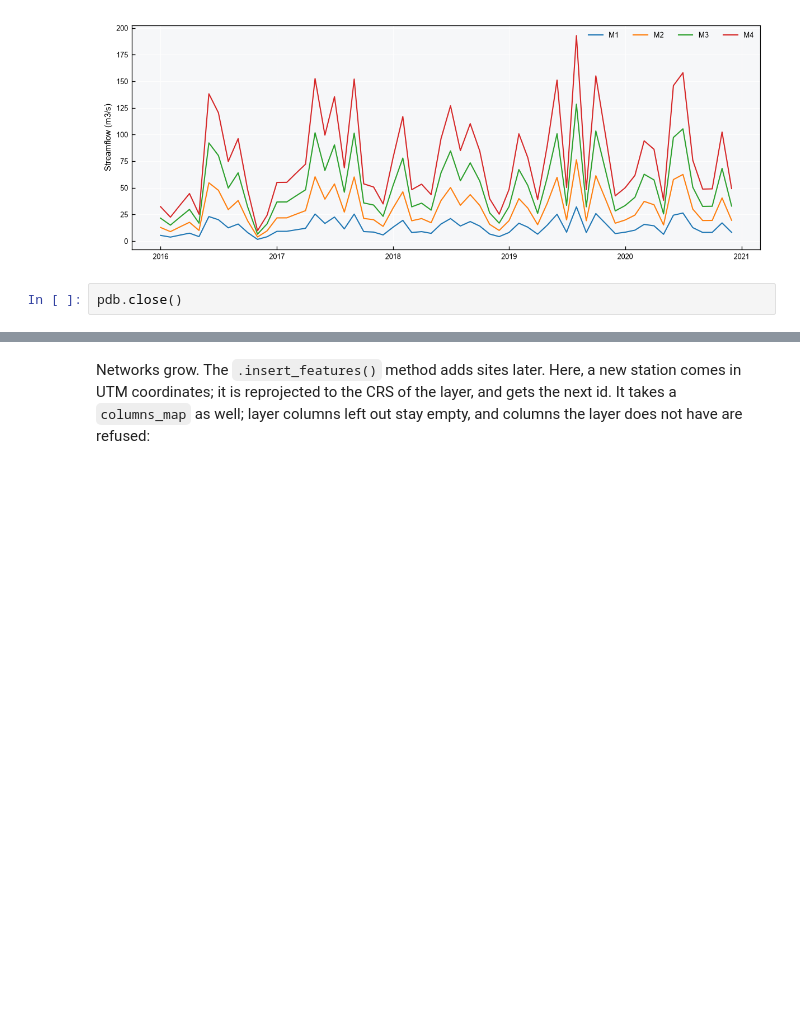
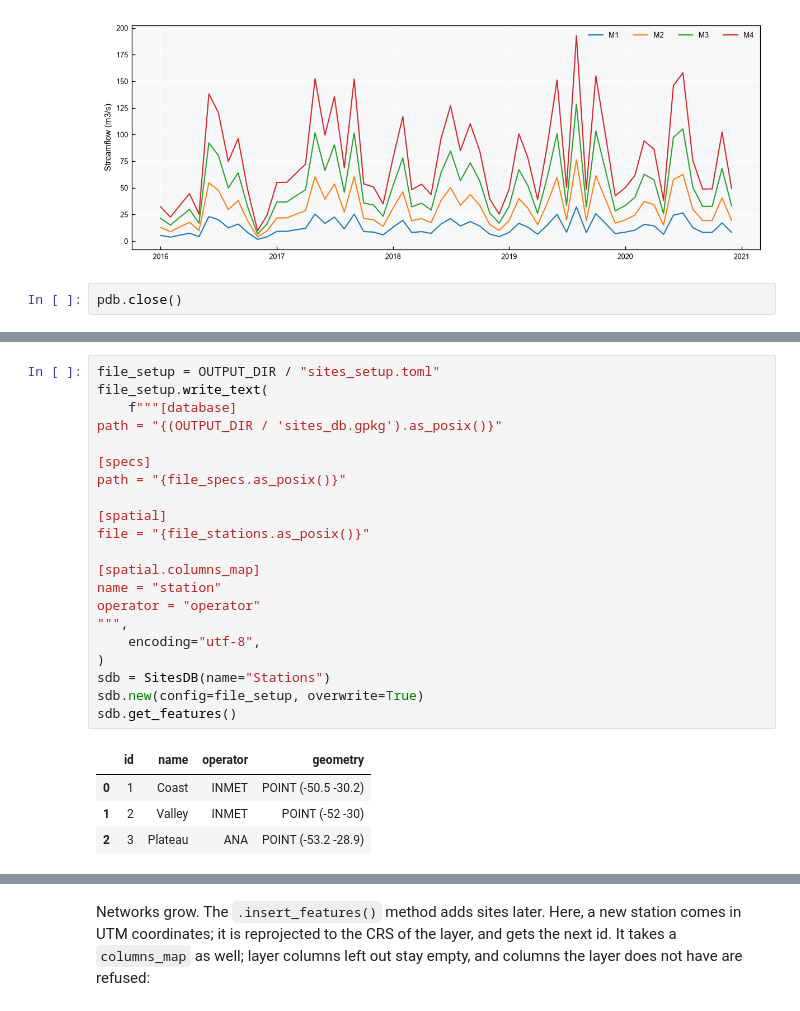
Before and after one commit to iporepos/plans, a Jupyter notebook: docs/tutorials/databases_03_spatial.ipynb, the cells around one changed output, grey strips where cells are left out. Cells and saved outputs as stored; diff of their text form; blank space fills up the shorter version.

Commit message:
hydrology database

```diff
--- a/docs/tutorials/databases_03_spatial.ipynb
+++ b/docs/tutorials/databases_03_spatial.ipynb
@@ -287,0 +318,26 @@ Geometry type(s) ['Polygon'] not accepted in sites. Valid: ['Point']
+# %%
+file_setup = OUTPUT_DIR / "sites_setup.toml"
+file_setup.write_text(
+    f"""[database]
+path = "{(OUTPUT_DIR / 'sites_db.gpkg').as_posix()}"
+
+[specs]
+path = "{file_specs.as_posix()}"
+
+[spatial]
+file = "{file_stations.as_posix()}"
+
+[spatial.columns_map]
+name = "station"
+operator = "operator"
+""",
+    encoding="utf-8",
+)
+sdb = SitesDB(name="Stations")
+sdb.new(config=file_setup, overwrite=True)
+sdb.get_features()
+# %% [output]
+|  | id | name | operator | geometry |
+| 0 | 1 | Coast | INMET | POINT (-50.5 -30.2) |
+| 1 | 2 | Valley | INMET | POINT (-52 -30) |
+| 2 | 3 | Plateau | ANA | POINT (-53.2 -28.9) |
```
Also changed, not shown: parts of 8 cells of this notebook, 8 other files.
